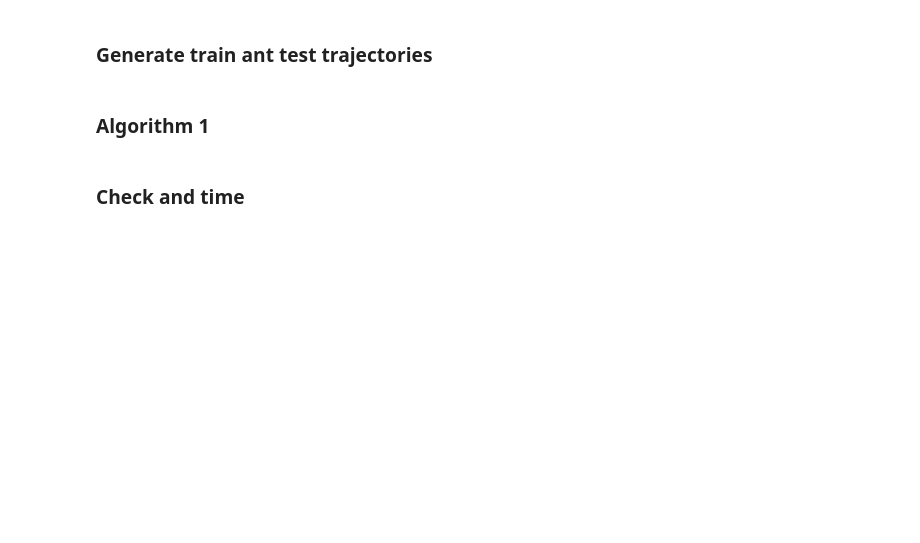
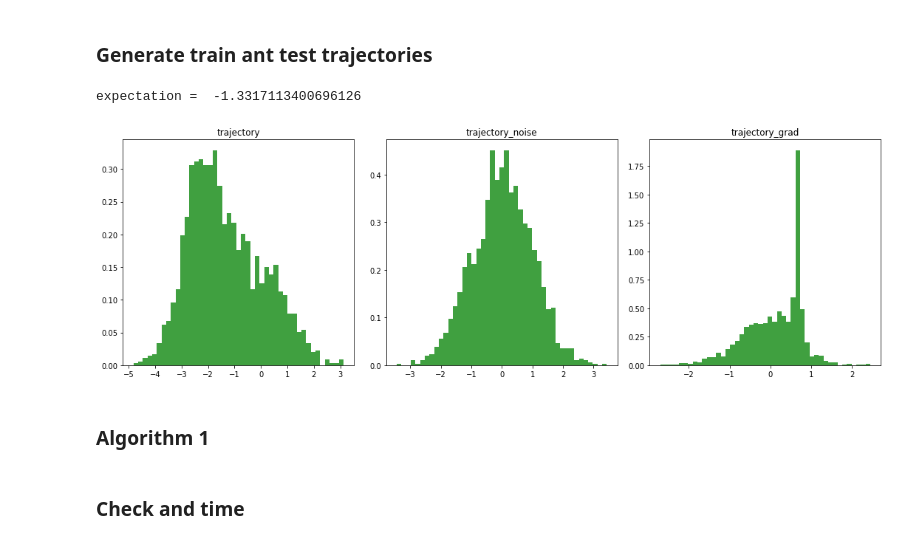
Before and after one commit to ShagadatovNurlan/VR-MCMC, a Jupyter notebook: custom_1d.ipynb, the cells around one changed output. Cells and saved outputs as stored; diff of their text form; code cells hidden in the pictures; blank space fills up the shorter version.

```diff
--- a/custom_1d.ipynb
+++ b/custom_1d.ipynb
@@ -68,6 +68,12 @@ np.random.seed(123)
 XX, GG, ZZ = ULA.generate_train_trajectories(X, N_train=N_train,d = dim, step = h, n = n, f_grad=f_grad)
 XX_test, GG_test, ZZ_test = ULA.generate_test_trajetories(N_test=N_test, d =dim, step=h,
                                                           burn_in=10000, n = n, f_grad=f_grad)
+# %%
+print ('expectation = ',local_weighted_estimator(XX_test[5]))
+ULA.plot_distr(XX_test[5],ZZ_test[5],GG_test[5],0)
+# %% [output]
+expectation =  -1.3317113400696126
+[figure, added]
 # %% [markdown]
 ### Algorithm 1
 # %%
```
Also changed, not shown: parts of 19 cells of this notebook, 4 other files.
